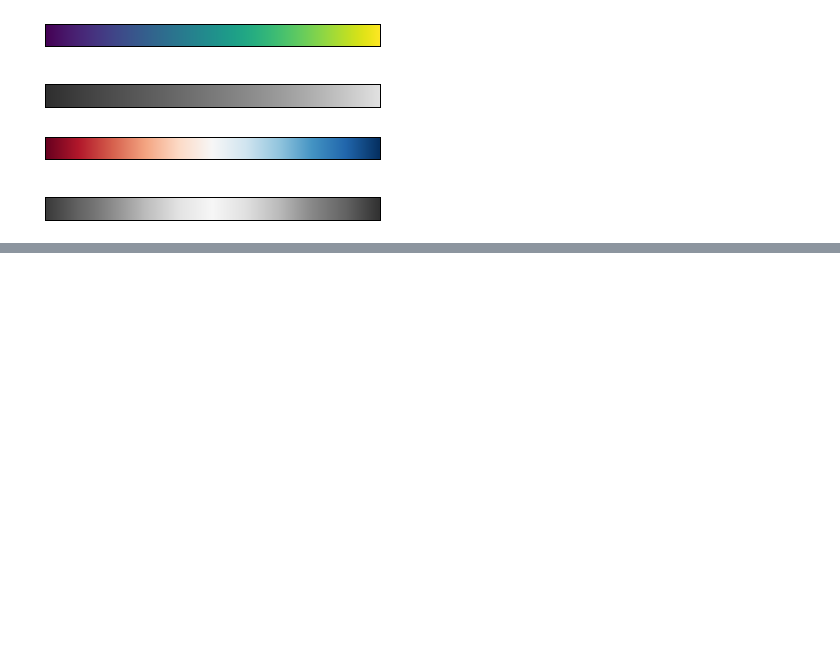
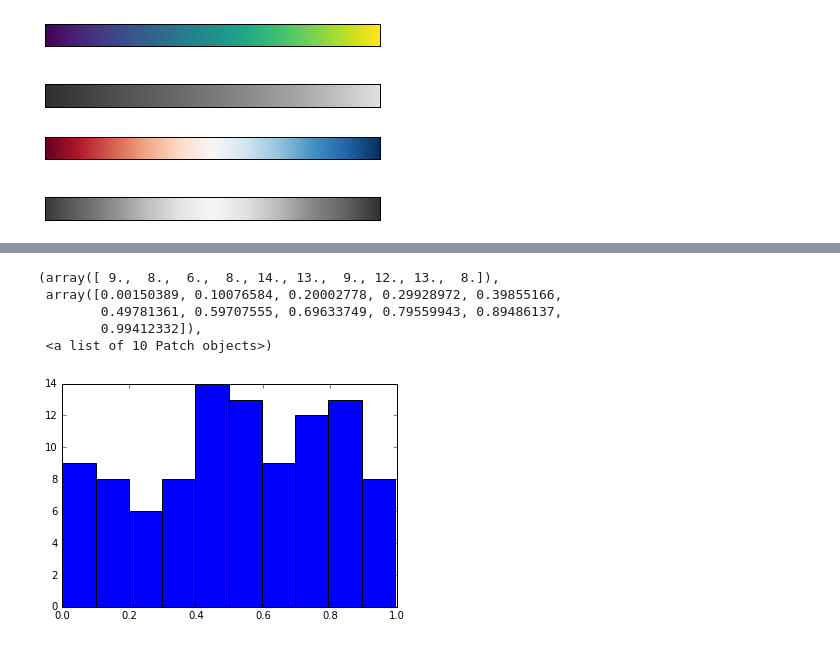
Before and after one commit to SpIIIII/jupyter-repo, a Jupyter notebook: Python Data Science Cookbook/Main.ipynb, the cells around one changed output, grey strips where cells are left out. Saved outputs shown, nothing was run; the diff lists cells and outputs as text; code cells hidden in the pictures; blank space fills up the shorter version.

```diff
--- a/Python Data Science Cookbook/Main.ipynb
+++ b/Python Data Science Cookbook/Main.ipynb
@@ -989,0 +1027,9 @@ view_colormap('RdBu')
+# %%
+plt.hist(np.random.random(100))
+# %% [output]
+(array([ 9.,  8.,  6.,  8., 14., 13.,  9., 12., 13.,  8.]),
+ array([0.00150389, 0.10076584, 0.20002778, 0.29928972, 0.39855166,
+        0.49781361, 0.59707555, 0.69633749, 0.79559943, 0.89486137,
+        0.99412332]),
+ <a list of 10 Patch objects>)
+[figure, added]
```
Also changed, not shown: parts of 11 cells of this notebook.
